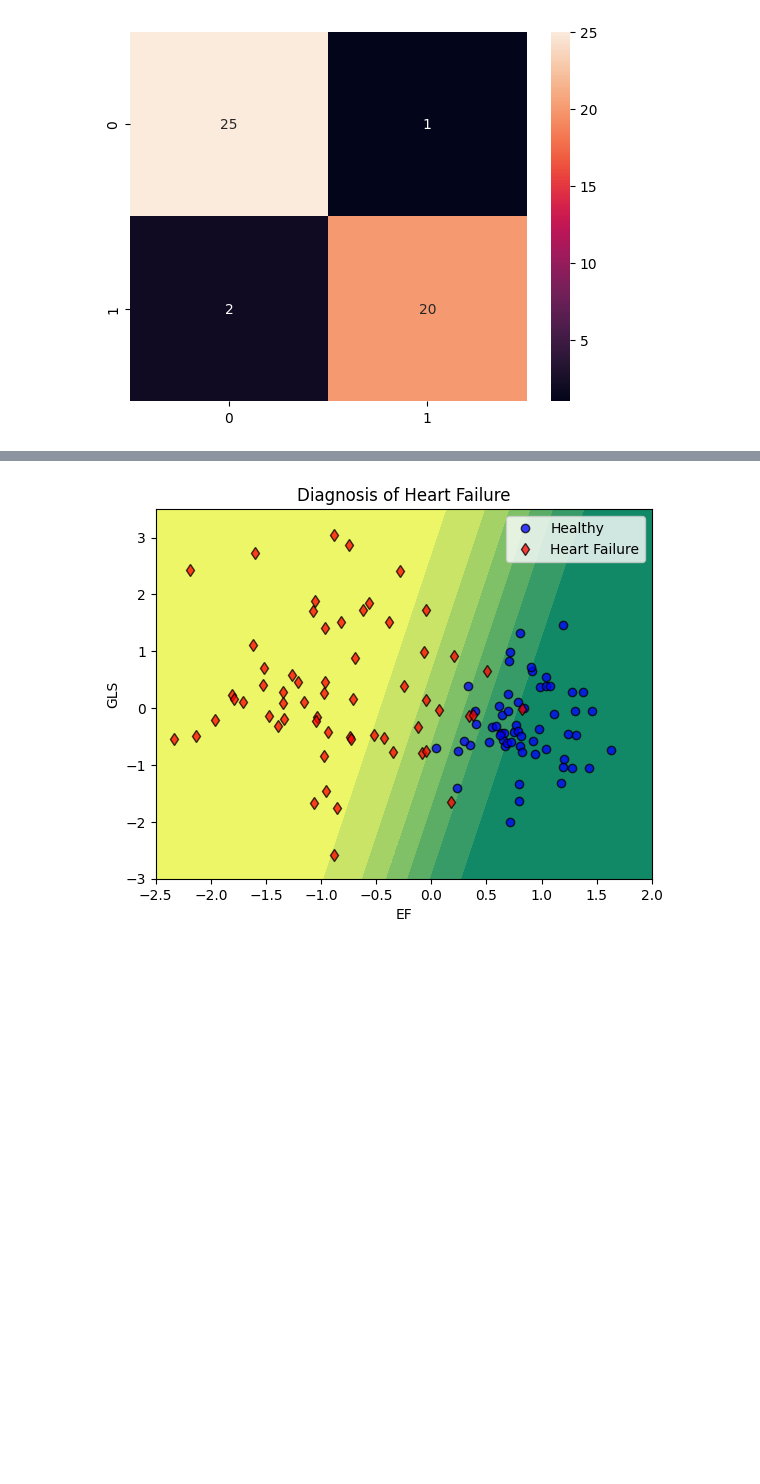
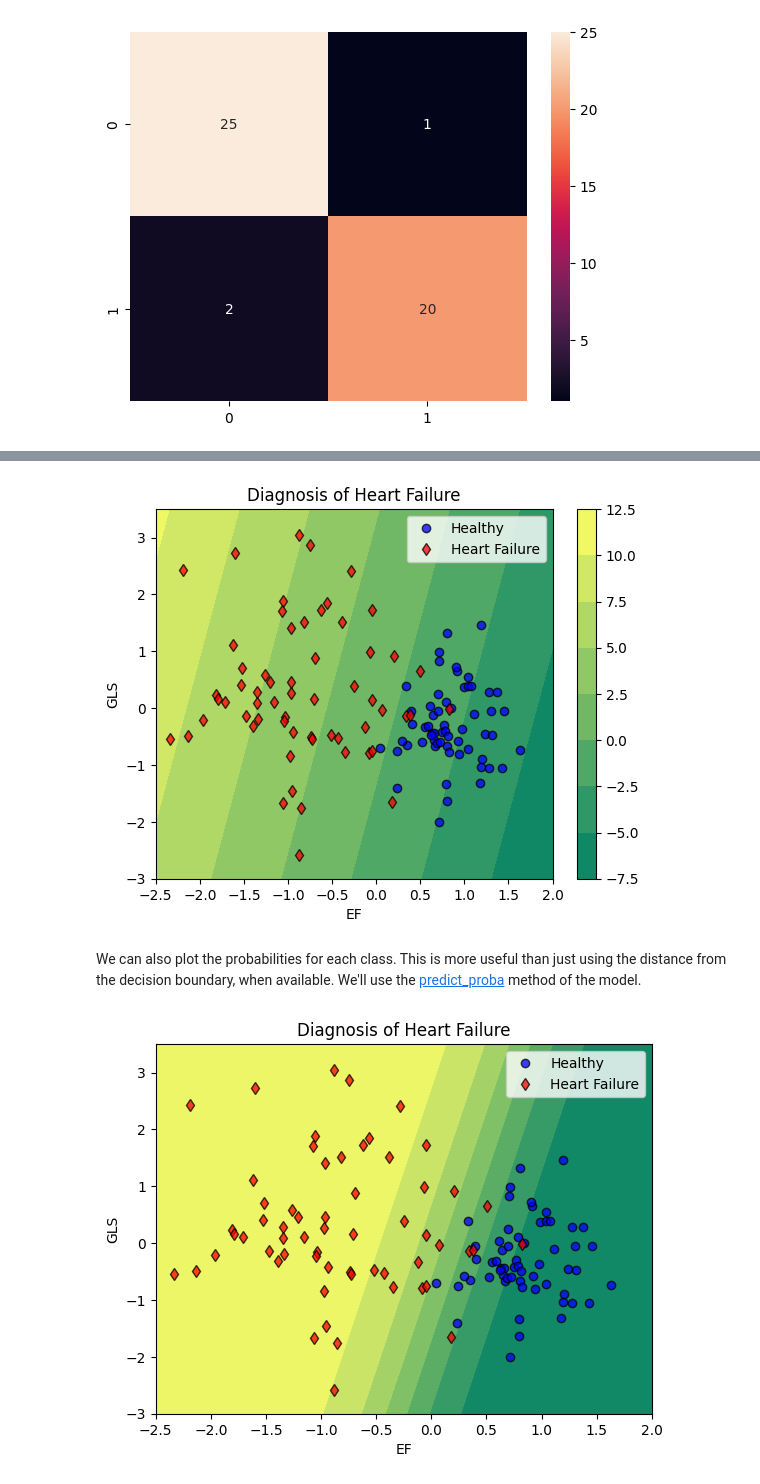
Before and after one commit to MaralAminpour/ML-BME-UofA, a Jupyter notebook: Week-3-Classification-models/3.2-Classification-models.ipynb, the cells around one changed output, grey strips where cells are left out. Saved outputs shown, nothing was run; the diff lists cells and outputs as text; code cells hidden in the pictures; blank space fills up the shorter version.

```diff
--- a/Week-3-Classification-models/3.2-Classification-models.ipynb
+++ b/Week-3-Classification-models/3.2-Classification-models.ipynb
@@ -306,3 +310,11 @@ PlotDecisionBoundary(logreg_model, X, y)
+# %%
+# Next, we'll plot the confidence scores
+# Next, we'll plot the decision boundary
+PlotConfidenceScores(logreg_model, X, y)
+# %% [output]
+[figure, added]
+# %% [markdown]
+We can also plot the probabilities for each class. This is more useful than just using the distance from the decision boundary, when available. We'll use the [predict_proba](https://scikit-learn.org/stable/modules/generated/sklearn.linear_model.LogisticRegression.html#sklearn.linear_model.LogisticRegression.predict_proba) method of the model.
 # %%
 def PlotProbabilities(model, X, y, label=1):
 
```
Also changed, not shown: parts of 35 cells of this notebook.
